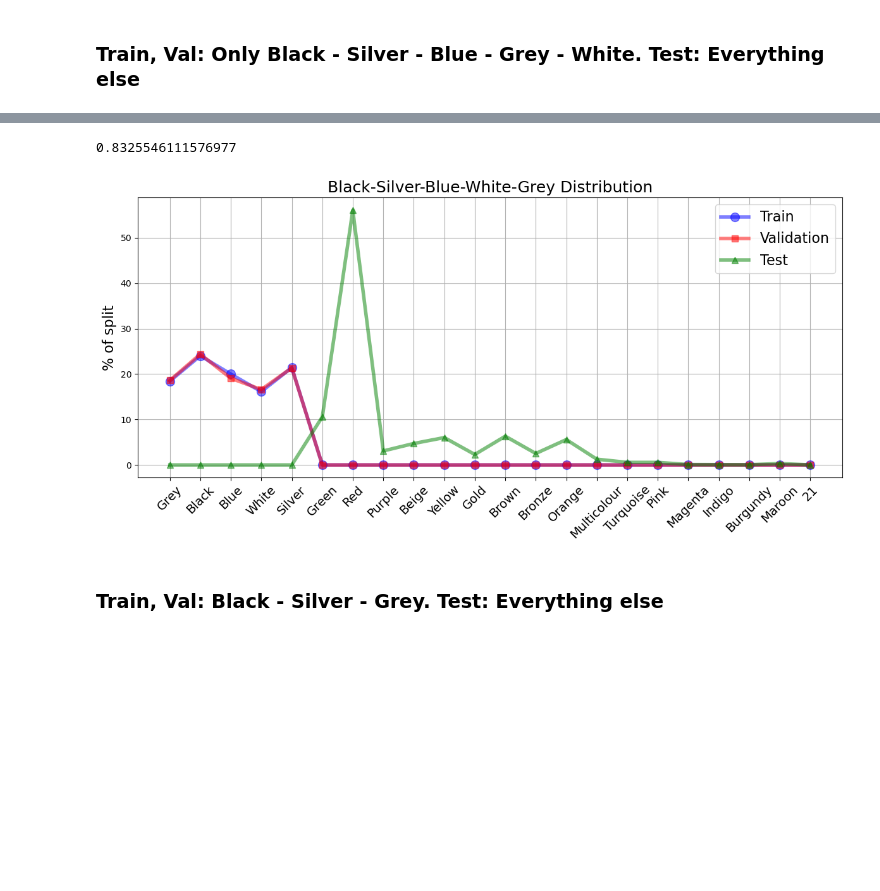
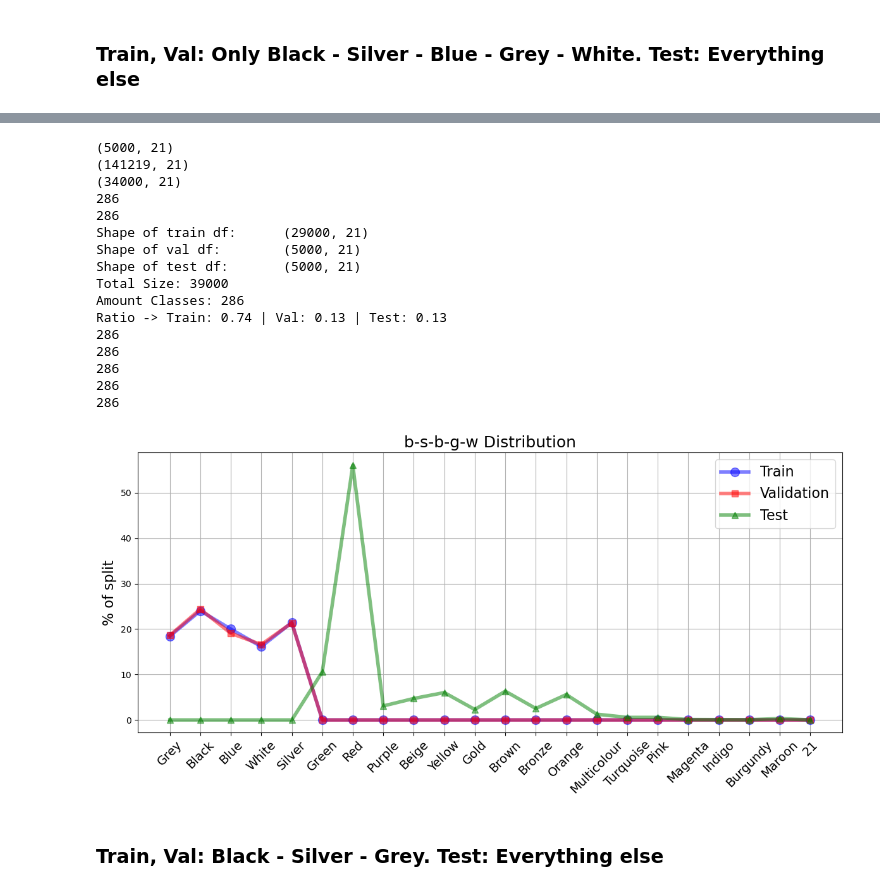
Before and after one commit to kgutjahr/STiL-TTA, a Jupyter notebook: data/create_shifted_data.ipynb, the cells around one changed output, grey strips where cells are left out. Cells and saved outputs as stored; diff of their text form; code cells hidden in the pictures; blank space fills up the shorter version.

```diff
--- a/data/create_shifted_data.ipynb
+++ b/data/create_shifted_data.ipynb
@@ -1037,5 +1023,0 @@ test_multi_color_dist = create_dist_dfs(df=test_multi_color_df,
-# %%
-train_test_kl_multi_color = calc_JS(first_dist=train_multi_color_dist, second_dist=test_multi_color_dist)
-train_test_kl_multi_color
-# %% [output]
-0.8325546111576977
@@ -1044,6 +1024,26 @@ xtick_multi_color_map = {v: k for k, v in cat_mapping["Color"].items()}
-# %%
-plot_compare_distribution(train_dist=train_multi_color_dist, val_dist=val_multi_color_dist, test_dist=test_multi_color_dist, feature=list(range(multi_color_lengths["Color"]+1)), feature_name="Black-Silver-Blue-White-Grey", xticks_map=xtick_multi_color_map)
-# %% [output]
-[figure, removed]
+# %%
+bsbgw = {"split": [{"Color": "Black"}, {"Color": "Silver"}, {"Color": "Blue"}, {"Color": "Grey"}, {"Color": "White"}], "split_cond": "or", "ratio": ratio, "mode": 1}
+bsbgw_dir = os.path.join(SHIFTED_DIR, "b-s-b-g-w")
+# %%
+bsbgw_split = create_split(split_config=bsbgw, k=0.1, feature_name="b-s-b-g-w", feature="Color")
+save_splits(split_dict=bsbgw_split, dir=bsbgw_dir, k=0.1)
+# %% [output]
+(5000, 21)
+(141219, 21)
+(34000, 21)
+286
+286
+Shape of train df:      (29000, 21)
+Shape of val df:        (5000, 21)
+Shape of test df:       (5000, 21)
+Total Size: 39000
+Amount Classes: 286
+Ratio -> Train: 0.74 | Val: 0.13 | Test: 0.13
+286
+286
+286
+286
+286
+[figure, added]
 # %% [markdown]
 ### Train, Val: Black - Silver - Grey. Test: Everything else
```
Also changed, not shown: parts of 88 cells of this notebook.
